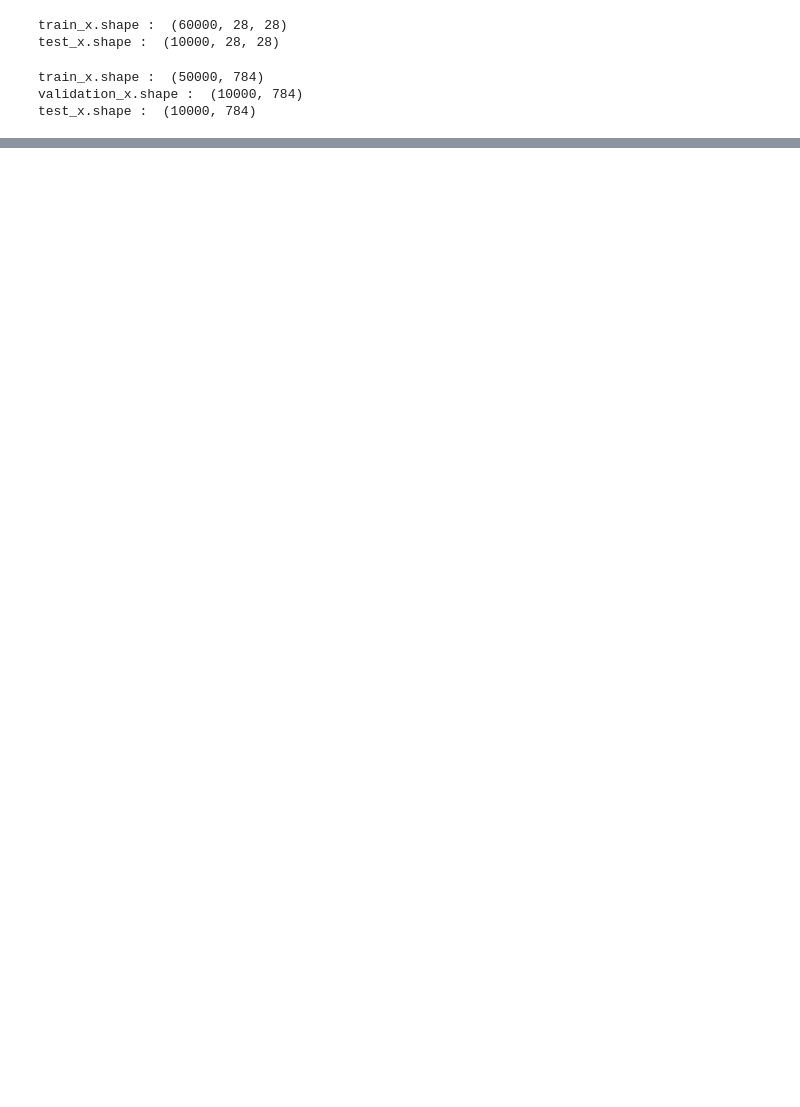
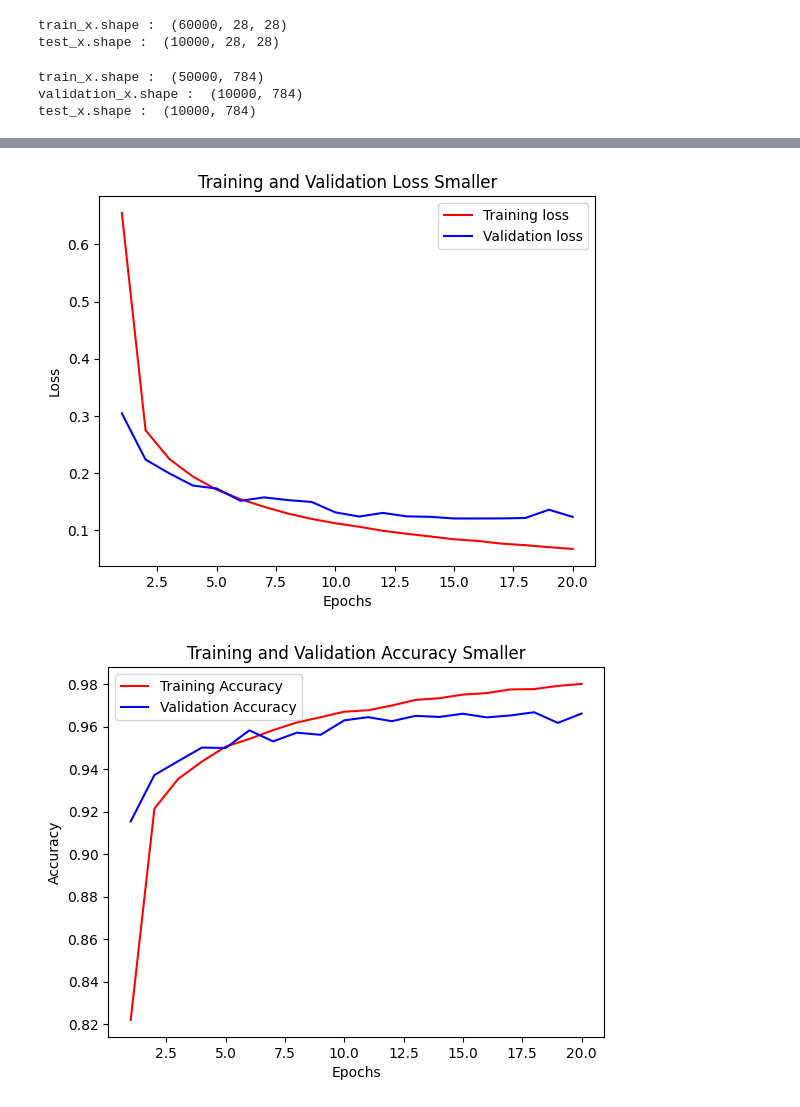
Before and after one commit to bpppoh/Mylearning, a Jupyter notebook: 4312/week7/classWork.ipynb, the cells around one changed output, grey strips where cells are left out. Saved outputs shown, nothing was run; the diff lists cells and outputs as text; code cells hidden in the pictures; blank space fills up the shorter version.

```diff
--- a/4312/week7/classWork.ipynb
+++ b/4312/week7/classWork.ipynb
@@ -103,0 +67,2 @@ plt.show()
+# %%
+history_smaller = buildModel(32, train_x).fit(train_x, train_y, epochs=20, batch_size=256, validation_data=(validation_x, validation_y))
@@ -103,0 +164,6 @@ plt.show()
+# %%
+plotLoss(history_smaller,"Smaller")
+plotAcc(history_smaller,"Smaller")
+# %% [output]
+[figure, added]
+[figure, added]
```
Also changed, not shown: parts of 20 cells of this notebook.
